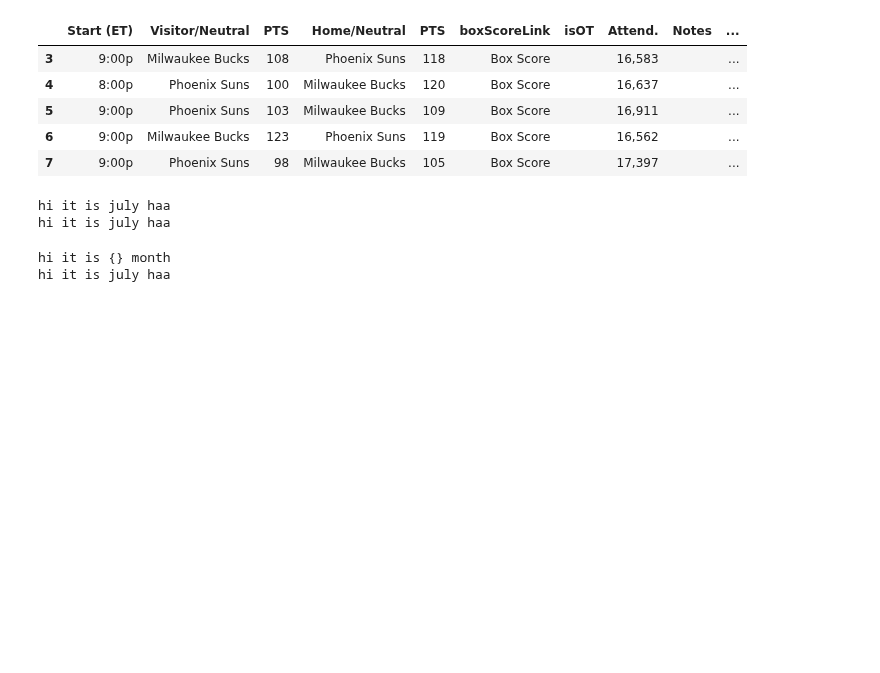
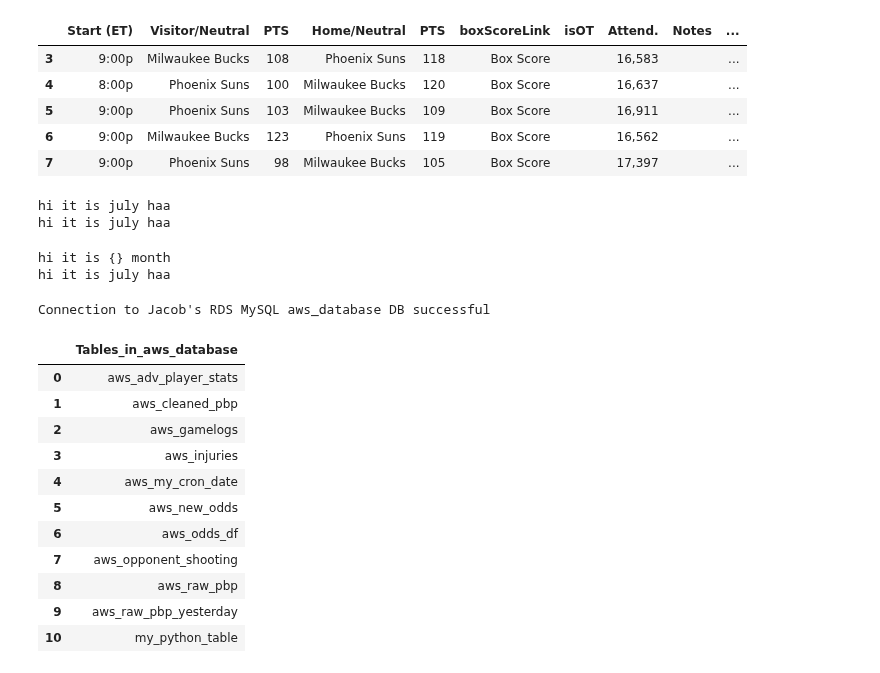
Before and after one commit to jyablonski/jyablonski_praq, a Jupyter notebook: bbref_webscrape.ipynb, the cells around one changed output. Drawn from its saved outputs; the diff is of its cells as text; code cells hidden in the pictures; blank space fills up the shorter version.

```diff
--- a/bbref_webscrape.ipynb
+++ b/bbref_webscrape.ipynb
@@ -303,0 +322,4 @@ hi it is july haa
+# %%
+connection = create_connection()
+# %% [output]
+Connection to Jacob's RDS MySQL aws_database DB successful
@@ -303,0 +336,16 @@ hi it is july haa
+# %%
+all_tables = pd.read_sql_query('SHOW TABLES FROM aws_database;', connection)
+all_tables
+# %% [output]
+|  | Tables_in_aws_database |
+| 0 | aws_adv_player_stats |
+| 1 | aws_cleaned_pbp |
+| 2 | aws_gamelogs |
+| 3 | aws_injuries |
+| 4 | aws_my_cron_date |
+| 5 | aws_new_odds |
+| 6 | aws_odds_df |
+| 7 | aws_opponent_shooting |
+| 8 | aws_raw_pbp |
+| 9 | aws_raw_pbp_yesterday |
+| 10 | my_python_table |
```
Also changed, not shown: parts of 9 cells of this notebook, 1 other file.
